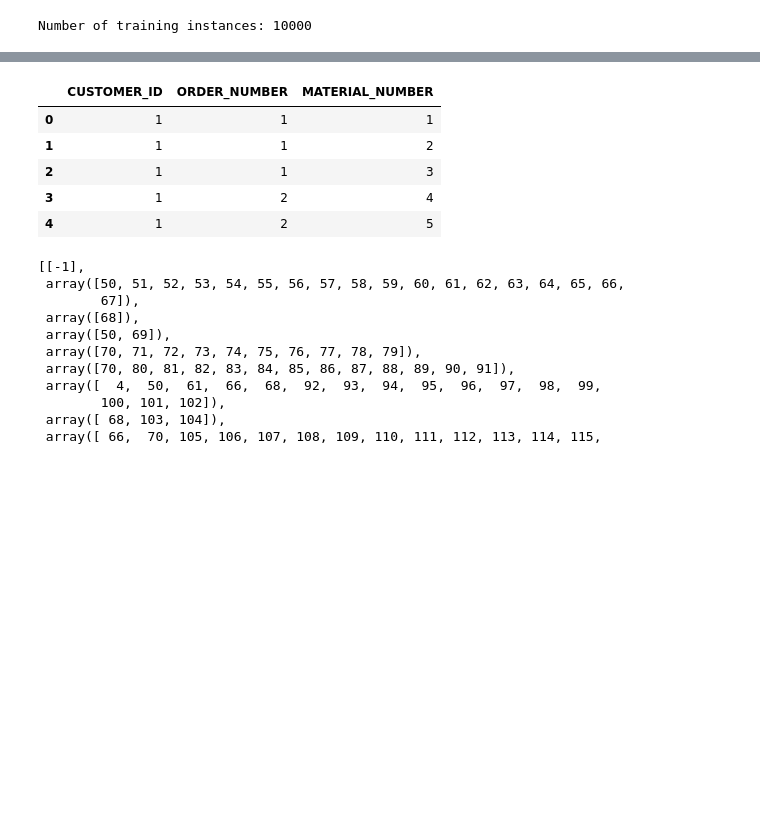
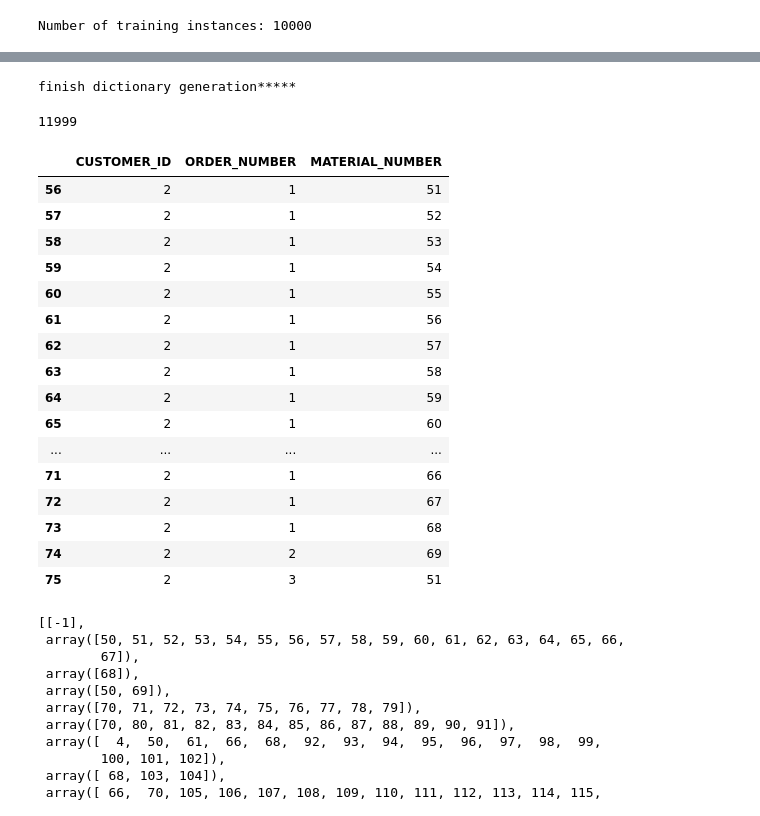
Before and after one commit to pmleffers/TIFUKNN, a Jupyter notebook: TIFUKNN-Work.ipynb, the cells around one changed output, grey strips where cells are left out. Cells and saved outputs as stored; diff of their text form; code cells hidden in the pictures; blank space fills up the shorter version.

```diff
--- a/TIFUKNN-Work.ipynb
+++ b/TIFUKNN-Work.ipynb
@@ -1210,0 +1446,14 @@ NDCG:  0.09859257577070348
+# %%
+print('finish dictionary generation*****')
+usr_attr = 'CUSTOMER_ID'
+ord_attr = 'ORDER_NUMBER'
+
+freq_max = 200
+## all the follow three ways array. First index is patient, second index is the time step, third is the feature vector
+data_chunk = []
+day_gap_counter = []
+claims_counter = 0
+num_claim = 0
+code_freq_at_first_claim = np.zeros(num_dim+2)
+# %% [output]
+finish dictionary generation*****
@@ -1211,14 +1527,29 @@ NDCG:  0.09859257577070348
+# %%
+len(code_freq_at_first_claim)
+# %% [output]
+11999
 # %%
 import pandas as pd
 df=pd.read_csv('TaFang_history_NB.csv',sep=',')
-df.head()
+df[df.CUSTOMER_ID==2].head(20)
 # %% [output]
 |  | CUSTOMER_ID | ORDER_NUMBER | MATERIAL_NUMBER |
-| 0 | 1 | 1 | 1 |
-| 1 | 1 | 1 | 2 |
-| 2 | 1 | 1 | 3 |
-| 3 | 1 | 2 | 4 |
-| 4 | 1 | 2 | 5 |
+| 56 | 2 | 1 | 51 |
+| 57 | 2 | 1 | 52 |
+| 58 | 2 | 1 | 53 |
+| 59 | 2 | 1 | 54 |
+| 60 | 2 | 1 | 55 |
+| 61 | 2 | 1 | 56 |
+| 62 | 2 | 1 | 57 |
+| 63 | 2 | 1 | 58 |
+| 64 | 2 | 1 | 59 |
+| 65 | 2 | 1 | 60 |
+| ... | ... | ... | ... |
+| 71 | 2 | 1 | 66 |
+| 72 | 2 | 1 | 67 |
+| 73 | 2 | 1 | 68 |
+| 74 | 2 | 2 | 69 |
+| 75 | 2 | 3 | 51 |
 # %%
 data_chunk[0]['2']
 # %% [output]
```
Also changed, not shown: parts of 42 cells of this notebook.
